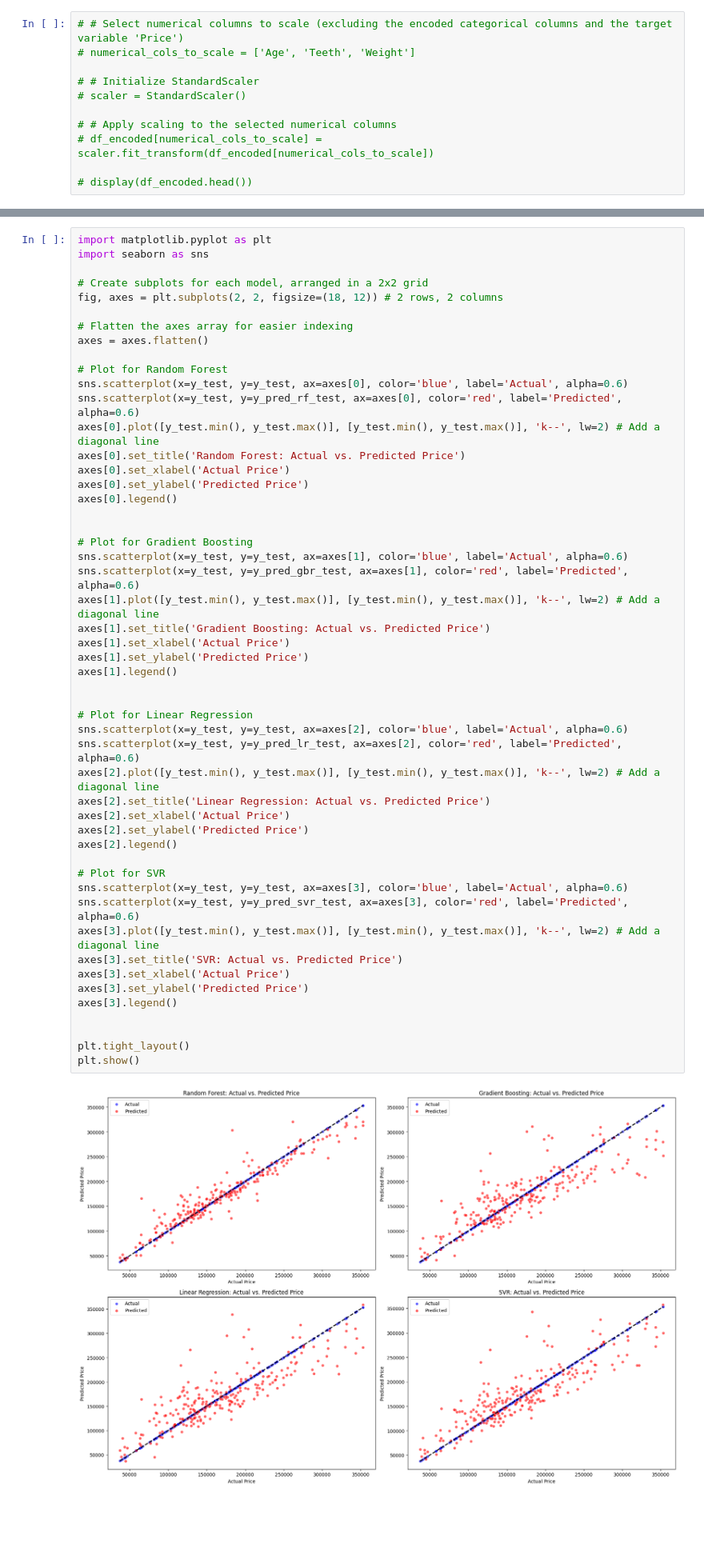
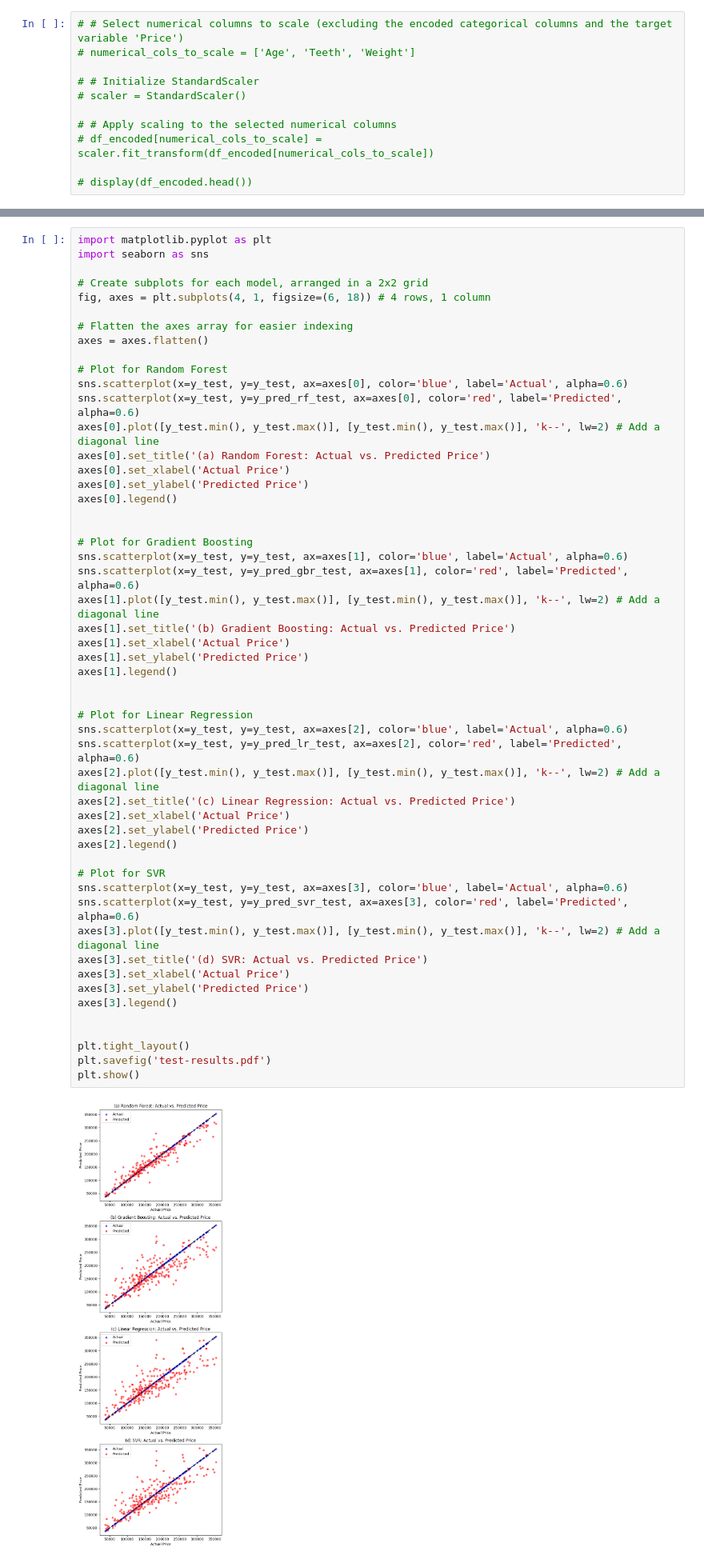
Before and after one commit to Aaban-Saad/CSE445-Qurbani-Cow-Price-Prediction, a Jupyter notebook: Cow_price_prediction.ipynb, the cells around one changed output, grey strips where cells are left out. Shown at 80% size. Cells and saved outputs as stored; diff of their text form; blank space fills up the shorter version.

```diff
--- a/Cow_price_prediction.ipynb
+++ b/Cow_price_prediction.ipynb
@@ -484,7 +515,7 @@ import matplotlib.pyplot as plt
 import seaborn as sns
 
 # Create subplots for each model, arranged in a 2x2 grid
-fig, axes = plt.subplots(2, 2, figsize=(18, 12)) # 2 rows, 2 columns
+fig, axes = plt.subplots(4, 1, figsize=(6, 18)) # 4 rows, 1 column
 
 # Flatten the axes array for easier indexing
 axes = axes.flatten()
@@ -493,7 +524,7 @@ axes = axes.flatten()
 sns.scatterplot(x=y_test, y=y_test, ax=axes[0], color='blue', label='Actual', alpha=0.6)
 sns.scatterplot(x=y_test, y=y_pred_rf_test, ax=axes[0], color='red', label='Predicted', alpha=0.6)
 axes[0].plot([y_test.min(), y_test.max()], [y_test.min(), y_test.max()], 'k--', lw=2) # Add a diagonal line
-axes[0].set_title('Random Forest: Actual vs. Predicted Price')
+axes[0].set_title('(a) Random Forest: Actual vs. Predicted Price')
 axes[0].set_xlabel('Actual Price')
 axes[0].set_ylabel('Predicted Price')
 axes[0].legend()
@@ -501,37 +532,38 @@ axes[0].legend()
 
 # Plot for Gradient Boosting
 sns.scatterplot(x=y_test, y=y_test, ax=axes[1], color='blue', label='Actual', alpha=0.6)
 sns.scatterplot(x=y_test, y=y_pred_gbr_test, ax=axes[1], color='red', label='Predicted', alpha=0.6)
 axes[1].plot([y_test.min(), y_test.max()], [y_test.min(), y_test.max()], 'k--', lw=2) # Add a diagonal line
-axes[1].set_title('Gradient Boosting: Actual vs. Predicted Price')
+axes[1].set_title('(b) Gradient Boosting: Actual vs. Predicted Price')
 axes[1].set_xlabel('Actual Price')
 axes[1].set_ylabel('Predicted Price')
 axes[1].legend()
 
 
 # Plot for Linear Regression
 sns.scatterplot(x=y_test, y=y_test, ax=axes[2], color='blue', label='Actual', alpha=0.6)
 sns.scatterplot(x=y_test, y=y_pred_lr_test, ax=axes[2], color='red', label='Predicted', alpha=0.6)
 axes[2].plot([y_test.min(), y_test.max()], [y_test.min(), y_test.max()], 'k--', lw=2) # Add a diagonal line
-axes[2].set_title('Linear Regression: Actual vs. Predicted Price')
+axes[2].set_title('(c) Linear Regression: Actual vs. Predicted Price')
 axes[2].set_xlabel('Actual Price')
 axes[2].set_ylabel('Predicted Price')
 axes[2].legend()
 
 # Plot for SVR
 sns.scatterplot(x=y_test, y=y_test, ax=axes[3], color='blue', label='Actual', alpha=0.6)
 sns.scatterplot(x=y_test, y=y_pred_svr_test, ax=axes[3], color='red', label='Predicted', alpha=0.6)
 axes[3].plot([y_test.min(), y_test.max()], [y_test.min(), y_test.max()], 'k--', lw=2) # Add a diagonal line
-axes[3].set_title('SVR: Actual vs. Predicted Price')
+axes[3].set_title('(d) SVR: Actual vs. Predicted Price')
 axes[3].set_xlabel('Actual Price')
 axes[3].set_ylabel('Predicted Price')
 axes[3].legend()
 
 
 plt.tight_layout()
+plt.savefig('test-results.pdf')
 plt.show()
 # %% [output]
-[figure, old version]
+[figure, new version]
 # %%
 import matplotlib.pyplot as plt
 import seaborn as sns
```
Also changed, not shown: parts of 16 cells of this notebook.
